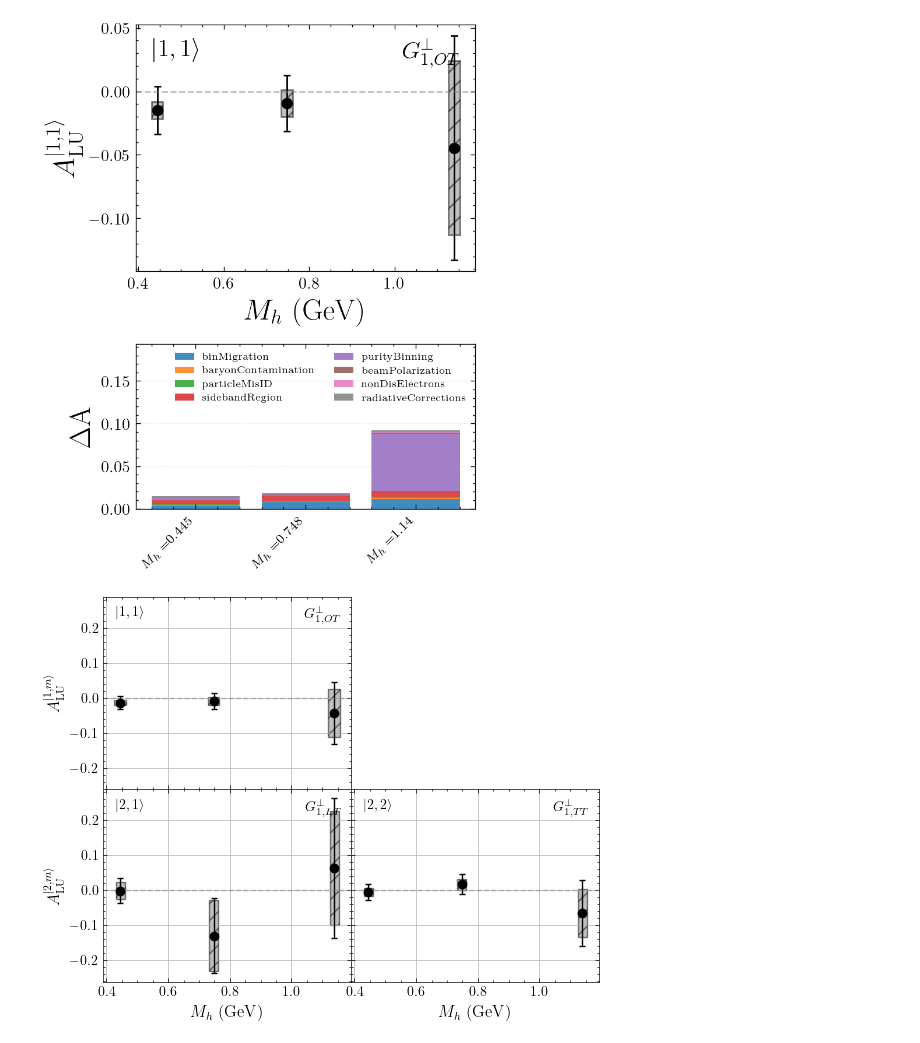
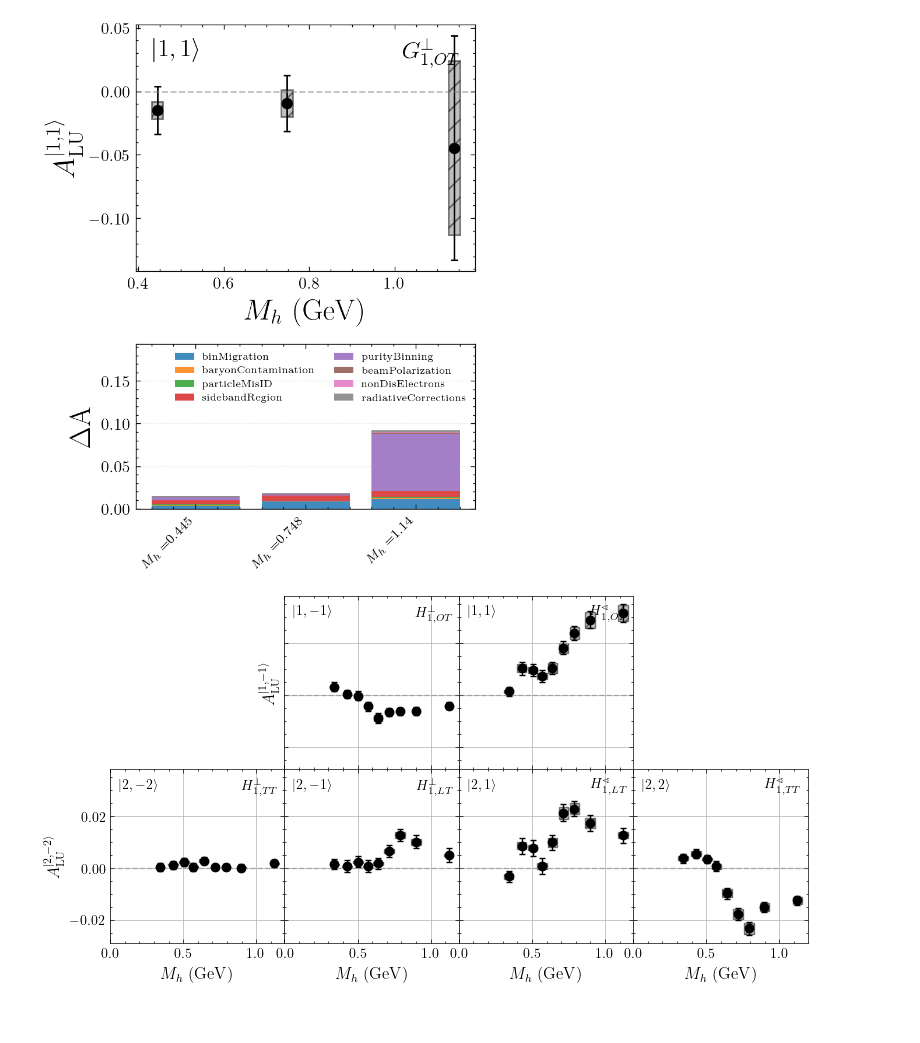
Before and after one commit to Gregtom3/YAPWR, a Jupyter notebook: analysis/playground.ipynb, the cells around one changed output. Drawn from its saved outputs; the diff is of its cells as text; code cells hidden in the pictures; blank space fills up the shorter version.

```diff
--- a/analysis/playground.ipynb
+++ b/analysis/playground.ipynb
@@ -12,3 +9,10 @@ import asym_plotter
 import dataloader
 # %% [markdown]
 # Plot Single
+# %%
+path = "../out/full_v0/asymmetry_results.yaml"
+data = dataloader.loadFromYamlPath(path)
+pairs = [{"pair":"piplus_piminus", "label":"$\\pi^+\\pi^-$",    "markerstyle":"s"}]
+fig,ax = plt.subplots(1,1,dpi=200,figsize=(3,3))
+asym_plotter.fetchAx(yamlData=data, L=2, M=2, twist=2, series_specs=pairs, ax=ax, show_sys_band=True)
+plt.show()
@@ -23,3 +29,8 @@ plt.show()
 [figure]
 # %% [markdown]
 # Plot Single w/ Sys
+# %%
+path = "../out/full_v0/asymmetry_results.yaml"
+data = dataloader.loadFromYamlPath(path)
+
+asym_plotter.plotSysFig(yamlData=data, L=1, M=1, twist=2, pair="piplus_piminus", show_sys_band=True)
@@ -31,10 +44,10 @@ asym_plotter.plotSysFig(yamlData=data, L=1, M=1, twist=2, pair="piminus_pi0", sh
 # %% [output]
 [figure]
 # %%
-path = "../out/test_v0/asymmetry_results.yaml"
+path = "../out/full_v0/asymmetry_results.yaml"
 data = dataloader.loadFromYamlPath(path)
 
-fig = asym_plotter.plot_grid(data, 'piminus_pi0', 2, bin_var='Mh', grid=True,show_sys_band=True)
+fig = asym_plotter.plot_grid(data, 'piplus_piminus', 3, bin_var='Mh', grid=True,show_sys_band=True)
 plt.show()
 # %% [output]
-[figure, old version]
+[figure, new version]
```
Also changed, not shown: parts of 4 cells of this notebook.
